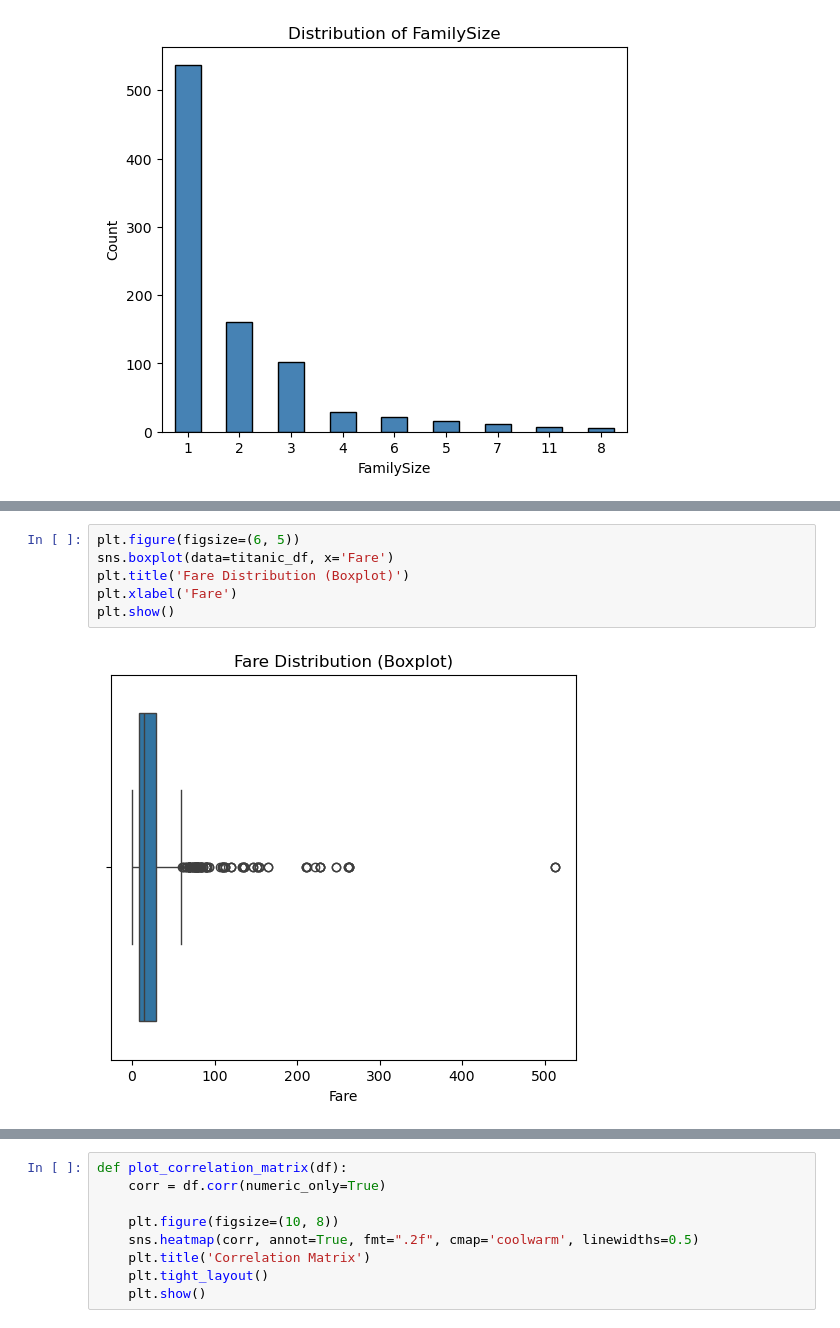
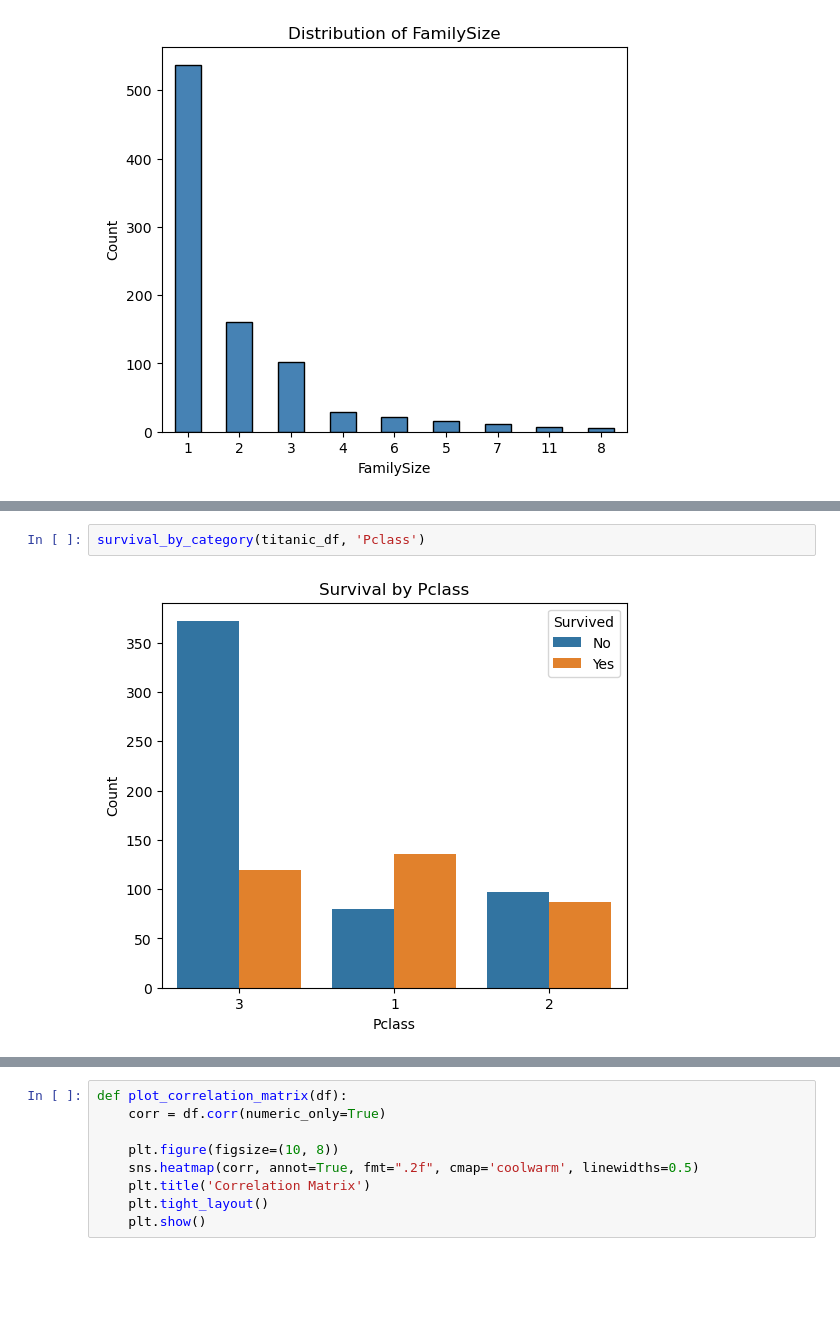
Before and after one commit to Solvro/ml-wakacyjne-wyzwanie-2025, a Jupyter notebook: 1_przetwarzanie_wizualizacja/EDA_zadanie.ipynb, the cells around one changed output, grey strips where cells are left out. Saved outputs shown, nothing was run; the diff lists cells and outputs as text; blank space fills up the shorter version.

```diff
--- a/1_przetwarzanie_wizualizacja/EDA_zadanie.ipynb
+++ b/1_przetwarzanie_wizualizacja/EDA_zadanie.ipynb
@@ -276,8 +266,4 @@ plt.show()
-# %%
-plt.figure(figsize=(6, 5))
-sns.boxplot(data=titanic_df, x='Fare')
-plt.title('Fare Distribution (Boxplot)')
-plt.xlabel('Fare')
-plt.show()
-# %% [output]
-[figure, removed]
+# %%
+survival_by_category(titanic_df, 'Pclass')
+# %% [output]
+[figure, added]
```
Also changed, not shown: parts of 10 cells of this notebook.
